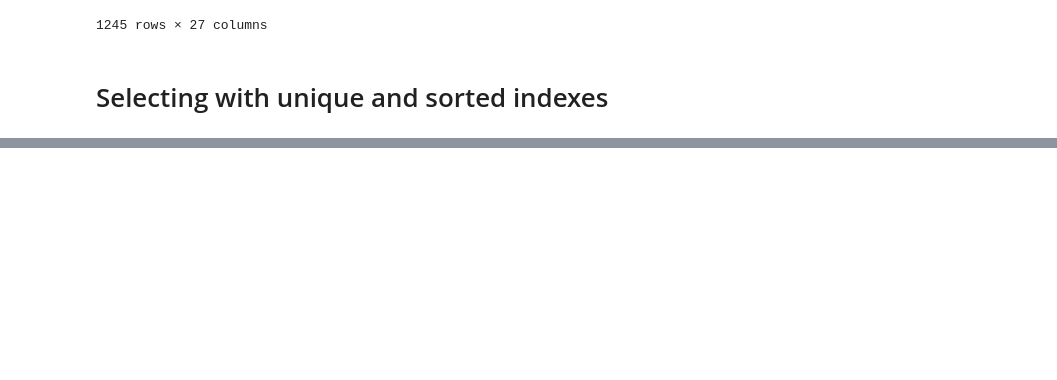
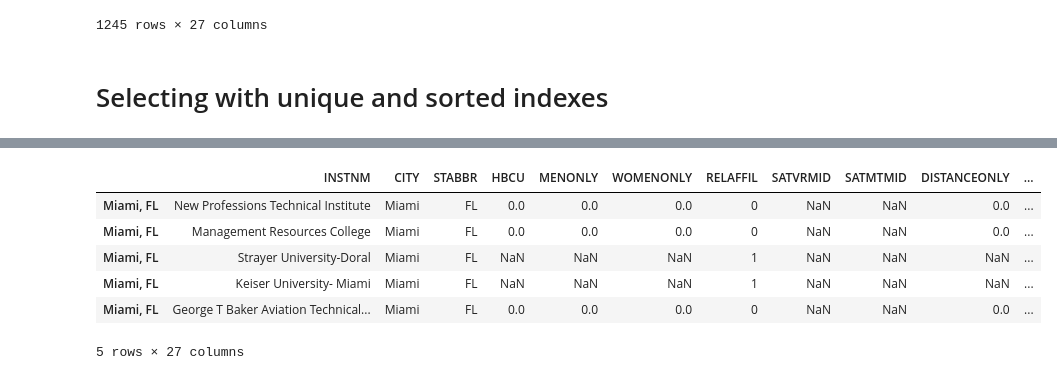
Before and after one commit to tehmeerali786/Pandas-Cookbook, a Jupyter notebook: Chapter 5 Boolean Indexing.ipynb, the cells around one changed output, grey strips where cells are left out. Drawn from its saved outputs; the diff is of its cells as text; code cells hidden in the pictures; blank space fills up the shorter version.

```diff
--- a/Chapter 5 Boolean Indexing.ipynb
+++ b/Chapter 5 Boolean Indexing.ipynb
@@ -266,0 +346,10 @@ college.loc[states1]
+# %%
+college.loc['Miami, FL'].head()
+# %% [output]
+|  | INSTNM | CITY | STABBR | HBCU | MENONLY | WOMENONLY | RELAFFIL | SATVRMID | SATMTMID | DISTANCEONLY | ... |
+| Miami, FL | New Professions Technical Institute | Miami | FL | 0.0 | 0.0 | 0.0 | 0 | NaN | NaN | 0.0 | ... |
+| Miami, FL | Management Resources College | Miami | FL | 0.0 | 0.0 | 0.0 | 0 | NaN | NaN | 0.0 | ... |
+| Miami, FL | Strayer University-Doral | Miami | FL | NaN | NaN | NaN | 1 | NaN | NaN | NaN | ... |
+| Miami, FL | Keiser University- Miami | Miami | FL | NaN | NaN | NaN | 1 | NaN | NaN | NaN | ... |
+| Miami, FL | George T Baker Aviation Technical... | Miami | FL | 0.0 | 0.0 | 0.0 | 0 | NaN | NaN | 0.0 | ... |
+5 rows × 27 columns
```
Also changed, not shown: parts of 26 cells of this notebook.
